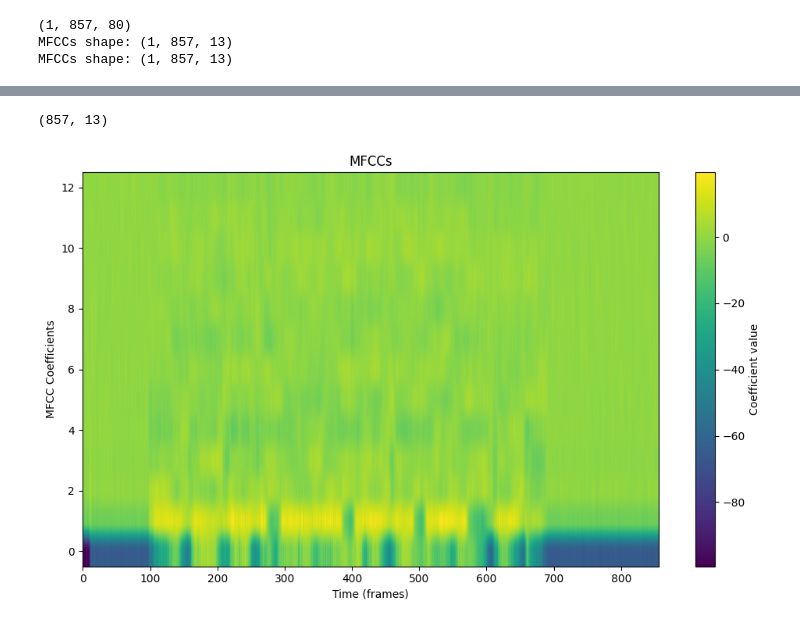
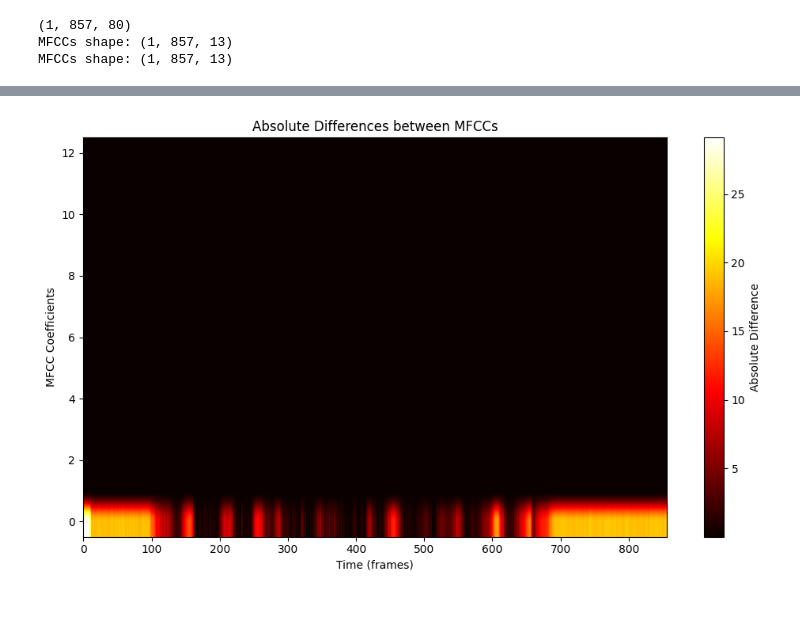
Before and after one commit to lbalic21/keyword_spotting, a Jupyter notebook: mfcc.ipynb, the cells around one changed output, grey strips where cells are left out. Drawn from its saved outputs; the diff is of its cells as text; code cells hidden in the pictures.

```diff
--- a/mfcc.ipynb
+++ b/mfcc.ipynb
@@ -114,0 +121,4 @@ MFCCs shape: (1, 857, 13)
+# %%
+mfccs_file_path = "mfccs_c.txt"  # Change this to your MFCC file path
+mfccs_c = np.loadtxt(mfccs_file_path)
+print(mfccs_c.shape)
@@ -115,17 +212,14 @@ MFCCs shape: (1, 857, 13)
 # %%
-# Remove the batch dimension for visualization
-mfccs_reshaped = mfccs[0]  # Shape: (857, 13)
-print(mfccs_reshaped.shape)
+# Plot absolute differences
+difference_abs = np.abs(mfccs_reshaped - mfccs_c)
 
-# Plot the MFCCs
 plt.figure(figsize=(10, 6))
-plt.imshow(mfccs_reshaped.T, aspect='auto', origin='lower', cmap='viridis')
-plt.title('MFCCs')
+plt.imshow(difference_abs.T, aspect='auto', origin='lower', cmap='hot')
+plt.title('Absolute Differences between MFCCs')
 plt.xlabel('Time (frames)')
 plt.ylabel('MFCC Coefficients')
-plt.colorbar(label='Coefficient value')
+plt.colorbar(label='Absolute Difference')
 plt.tight_layout()
 plt.show()
 # %% [output]
-(857, 13)
-[figure, old version]
+[figure, new version]
```
Also changed, not shown: parts of 4 cells of this notebook.
